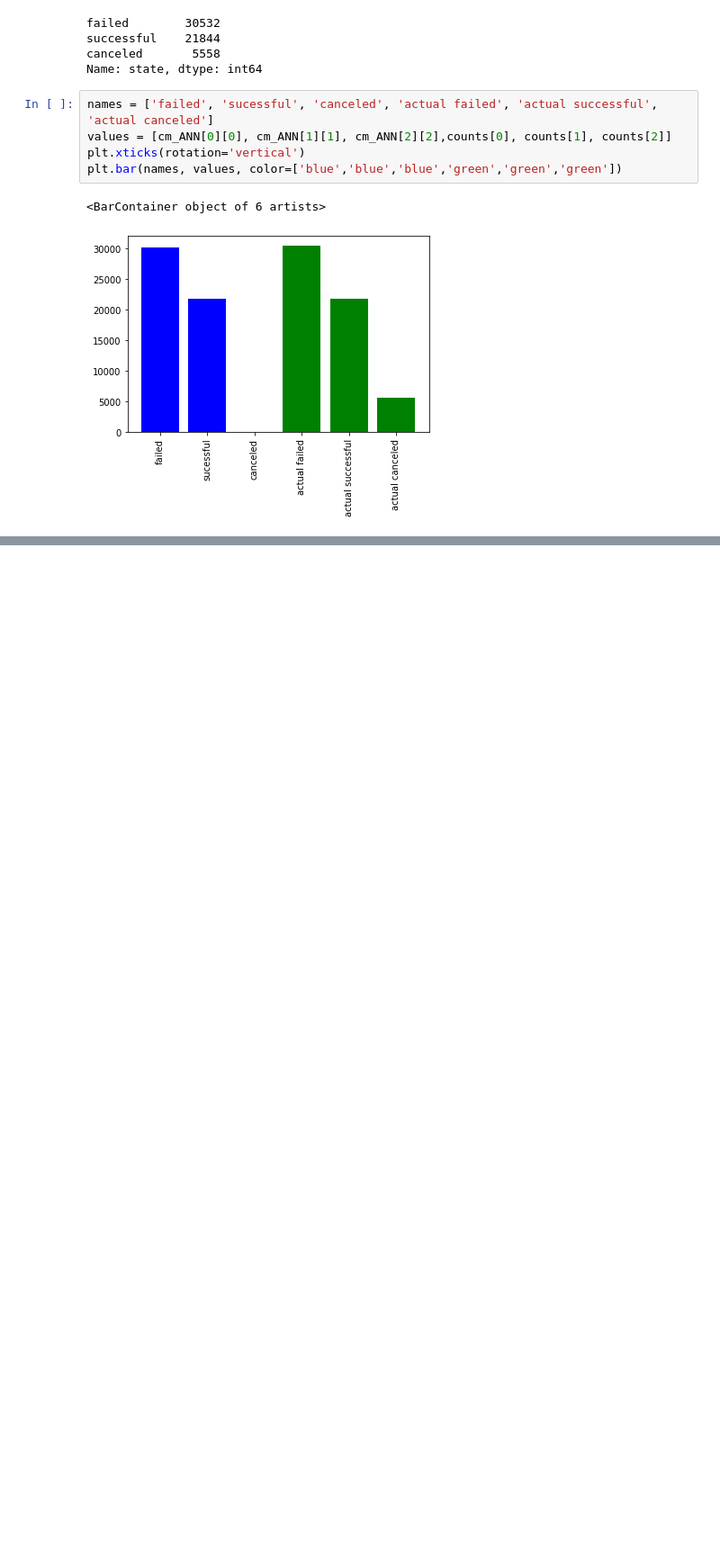
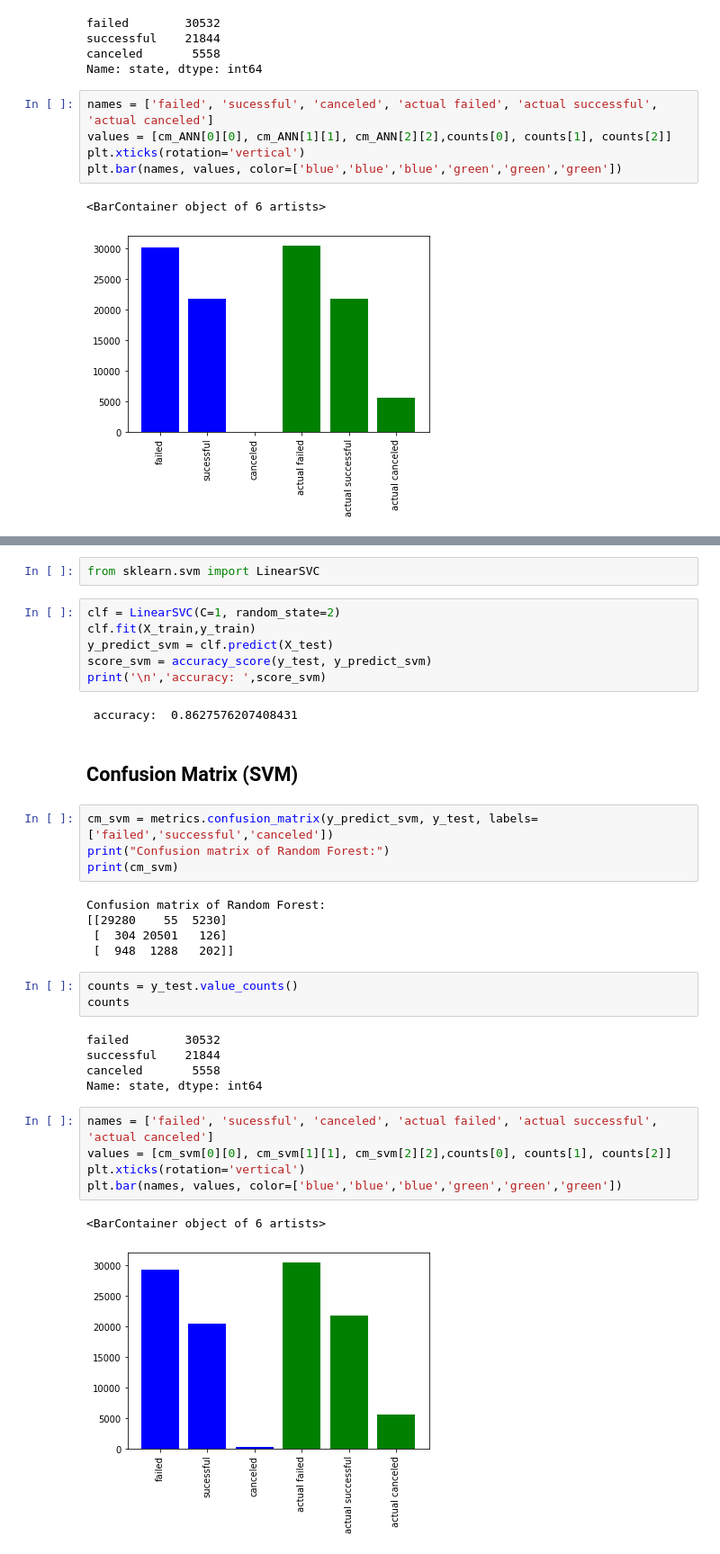
Before and after one commit to amirebmi/kickstarter, a Jupyter notebook: Kickstarter_Project.ipynb, the cells around one changed output, grey strips where cells are left out. Shown at 90% size. Cells and saved outputs as stored; diff of their text form; blank space fills up the shorter version.

```diff
--- a/Kickstarter_Project.ipynb
+++ b/Kickstarter_Project.ipynb
@@ -713,0 +825,37 @@ plt.bar(names, values, color=['blue','blue','blue','green','green','green'])
+# %%
+from sklearn.svm import LinearSVC
+# %%
+clf = LinearSVC(C=1, random_state=2)
+clf.fit(X_train,y_train)
+y_predict_svm = clf.predict(X_test)
+score_svm = accuracy_score(y_test, y_predict_svm)
+print('\n','accuracy: ',score_svm)
+# %% [output]
+ accuracy:  0.8627576207408431
+# %% [markdown]
+## Confusion Matrix (SVM)
+# %%
+cm_svm = metrics.confusion_matrix(y_predict_svm, y_test, labels=['failed','successful','canceled'])
+print("Confusion matrix of Random Forest:")
+print(cm_svm)
+# %% [output]
+Confusion matrix of Random Forest:
+[[29280    55  5230]
+ [  304 20501   126]
+ [  948  1288   202]]
+# %%
+counts = y_test.value_counts()
+counts
+# %% [output]
+failed        30532
+successful    21844
+canceled       5558
+Name: state, dtype: int64
+# %%
+names = ['failed', 'sucessful', 'canceled', 'actual failed', 'actual successful', 'actual canceled']
+values = [cm_svm[0][0], cm_svm[1][1], cm_svm[2][2],counts[0], counts[1], counts[2]]
+plt.xticks(rotation='vertical')
+plt.bar(names, values, color=['blue','blue','blue','green','green','green'])
+# %% [output]
+<BarContainer object of 6 artists>
+[figure, added]
```
Also changed, not shown: parts of 21 cells of this notebook.
